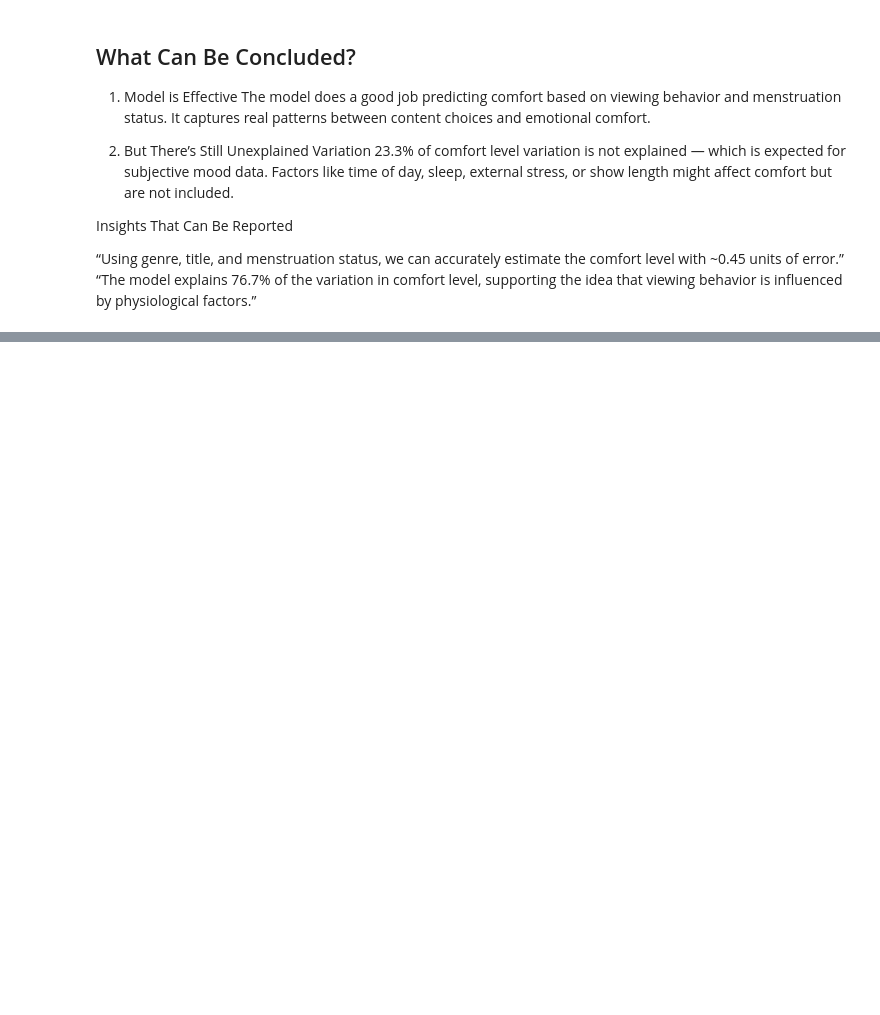
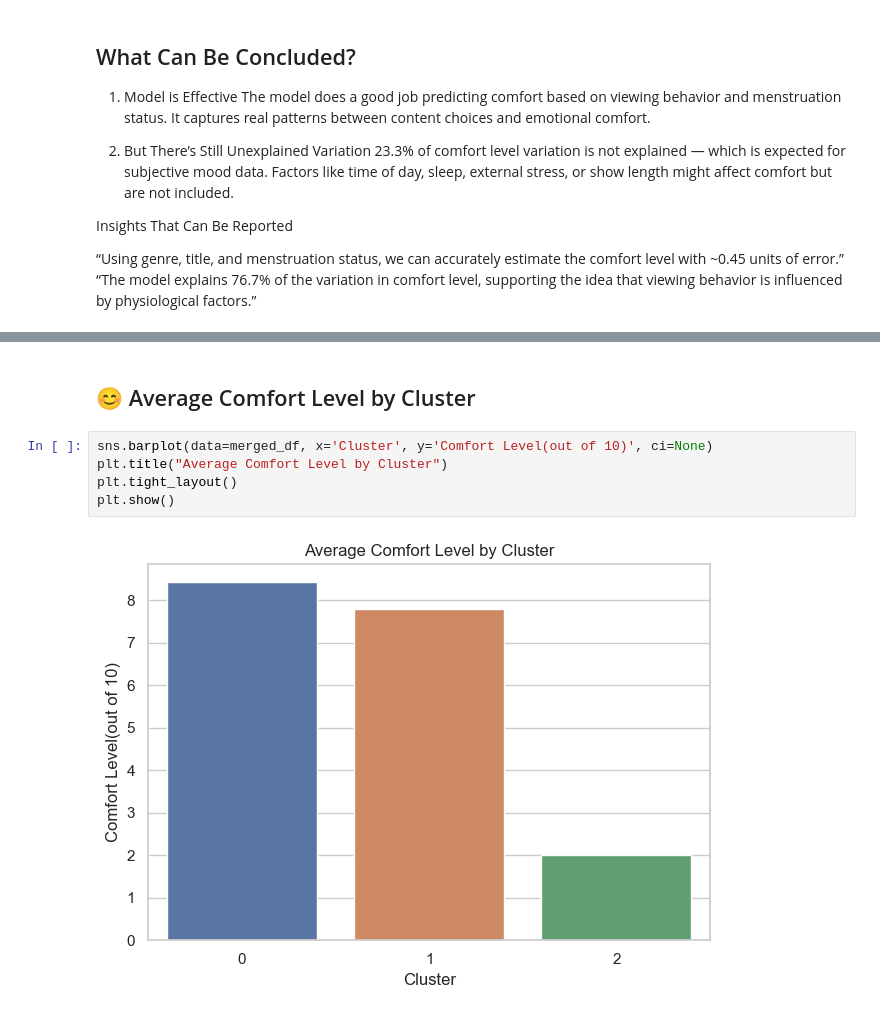
Before and after one commit to goksugb/Netflix_Menstruation_Correlation, a Jupyter notebook: Netflix_Menstruation_Correlation_Final.ipynb, the cells around one changed output, grey strips where cells are left out. Saved outputs shown, nothing was run; the diff lists cells and outputs as text; blank space fills up the shorter version.

```diff
--- a/Netflix_Menstruation_Correlation_Final.ipynb
+++ b/Netflix_Menstruation_Correlation_Final.ipynb
@@ -452,0 +567,9 @@ Insights That Can Be Reported
+# %% [markdown]
+## 😊 Average Comfort Level by Cluster
+# %%
+sns.barplot(data=merged_df, x='Cluster', y='Comfort Level(out of 10)', ci=None)
+plt.title("Average Comfort Level by Cluster")
+plt.tight_layout()
+plt.show()
+# %% [output]
+[figure, added]
```
Also changed, not shown: parts of 14 cells of this notebook.
